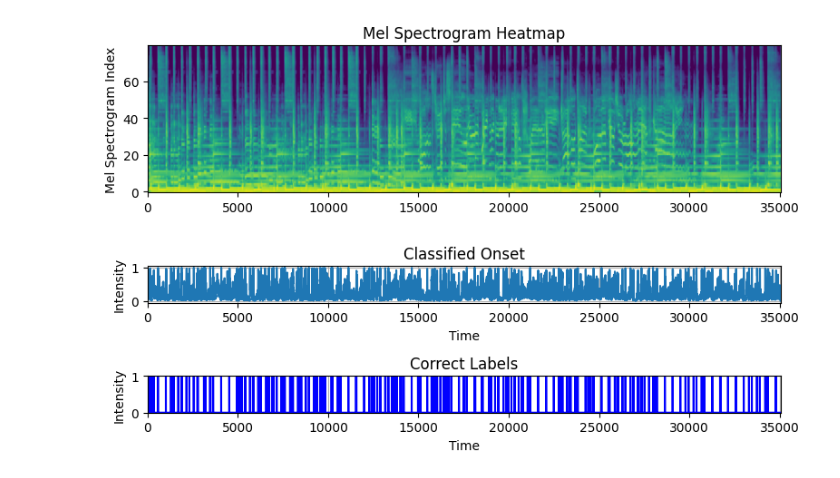
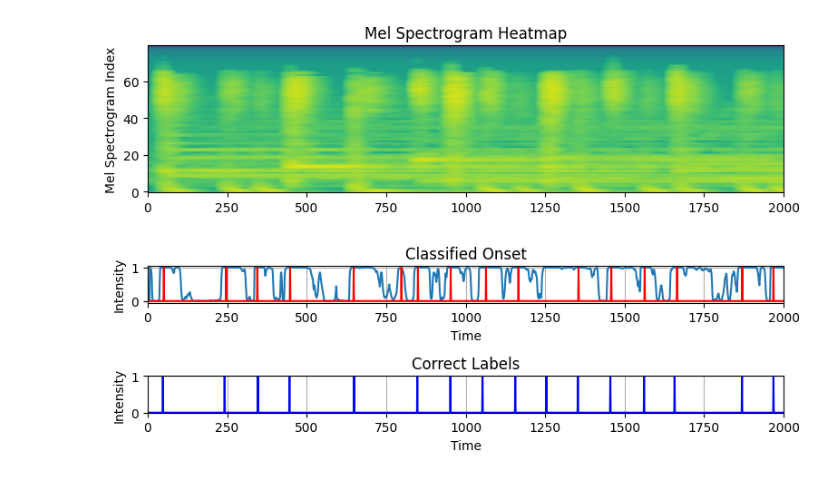
Before and after one commit to S0urC10ud/MusicAndAudioProcessingChallenge, a Jupyter notebook: onset/cnn/eval_and_process_files.ipynb, the cells around one changed output. Saved outputs shown, nothing was run; the diff lists cells and outputs as text; code cells hidden in the pictures.

```diff
--- a/onset/cnn/eval_and_process_files.ipynb
+++ b/onset/cnn/eval_and_process_files.ipynb
@@ -12,6 +12,20 @@ import torch.nn.functional as F
 import scipy
 import random
 import os
+# %%
+def pick_peaks(data, threshold, min_distance):
+    peaks = []
+    potential_peak = None
+    for i in range(len(data)):
+        if data[i] > threshold:
+            if potential_peak is None or data[i] > data[potential_peak]:
+                potential_peak = i
+        if potential_peak is not None and i >= potential_peak + min_distance:
+            peaks.append(potential_peak)
+            potential_peak = None
+    if potential_peak is not None:
+        peaks.append(potential_peak)
+    return np.array(peaks)
 # %%
 def process_file(file_path):
     config = DotAccessibleDict({
@@ -127,7 +152,7 @@ def evaluate(predicted_onsets, true_onsets):
     print(f"{true_positives} | {false_negatives}")
     print(f"{false_positives} | infty")
 # %%
-file_path ='data/train_extra_onsets/lame_iron.wav'
+file_path ='../../data/demo_train_sub/train8.wav'
 detection_function, predicted_onsets, predicted_onset_times, onset_labels, mel_spect = process_file(file_path)
 true_onsets = list(np.argwhere(onset_labels!=0).squeeze())
 evaluate(predicted_onsets, true_onsets)
@@ -144,32 +209,33 @@ fig, (ax1, ax2, ax3) = plt.subplots(3, 1, figsize=(8, 5), height_ratios=[1, 0.25
 # Plot Mel Spectrogram Heatmap
 ax1.imshow(mel_spect, aspect='auto', cmap='viridis', origin='lower')
 ax1.set_ylabel('Mel Spectrogram Index')
 ax1.set_title('Mel Spectrogram Heatmap')
 ax1.grid(False)
+ax1.set_xlim(0,2000)
 
 # Plot Predicted Onsets
 ax2.plot(detection_function)
 ax2.set_xlabel('Time')
 ax2.set_ylabel('Intensity')
 ax2.set_title('Classified Onset')
 ax2.set_xlim(ax1.get_xlim())
 
 predicted_labels = np.zeros_like(onset_labels)
 predicted_labels[predicted_onsets] = 1
-#ax2.plot(predicted_labels, c="red", label="predicted")
+ax2.plot(predicted_labels, c="red", label="predicted")
 
 # Plot Correct Labels
 ax3.plot(onset_labels, c="blue", label="correct")
 ax3.set_xlabel('Time')
 ax3.set_ylabel('Intensity')
 ax3.set_ylim(0,1)
 ax3.set_title('Correct Labels')
 ax3.set_xlim(ax1.get_xlim())
 
 # Add grid and layout adjustments
 ax2.grid(True)
 ax3.grid(True)
 plt.tight_layout()
 plt.show()
 # %% [output]
-[figure, old version]
+[figure, new version]
```
Also changed, not shown: parts of 8 cells of this notebook, 26 other files.
